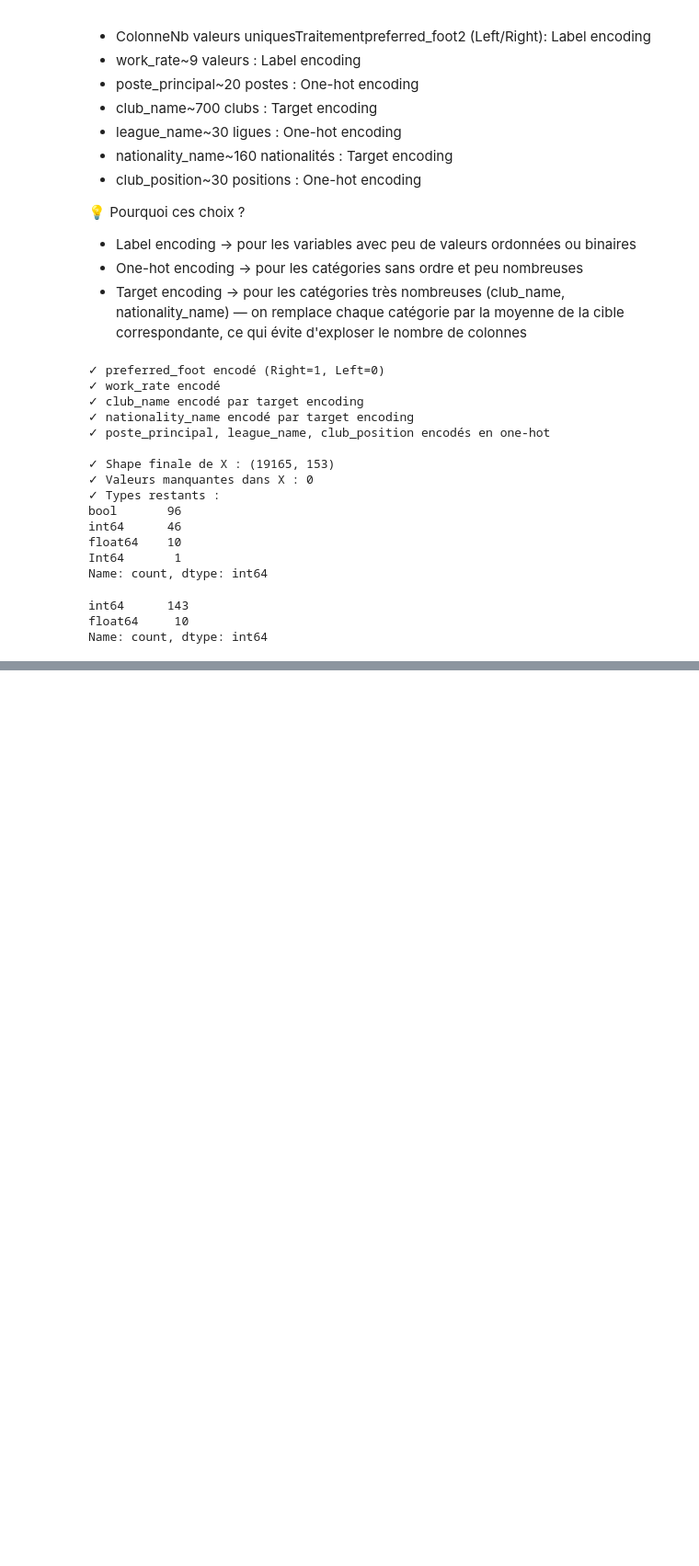
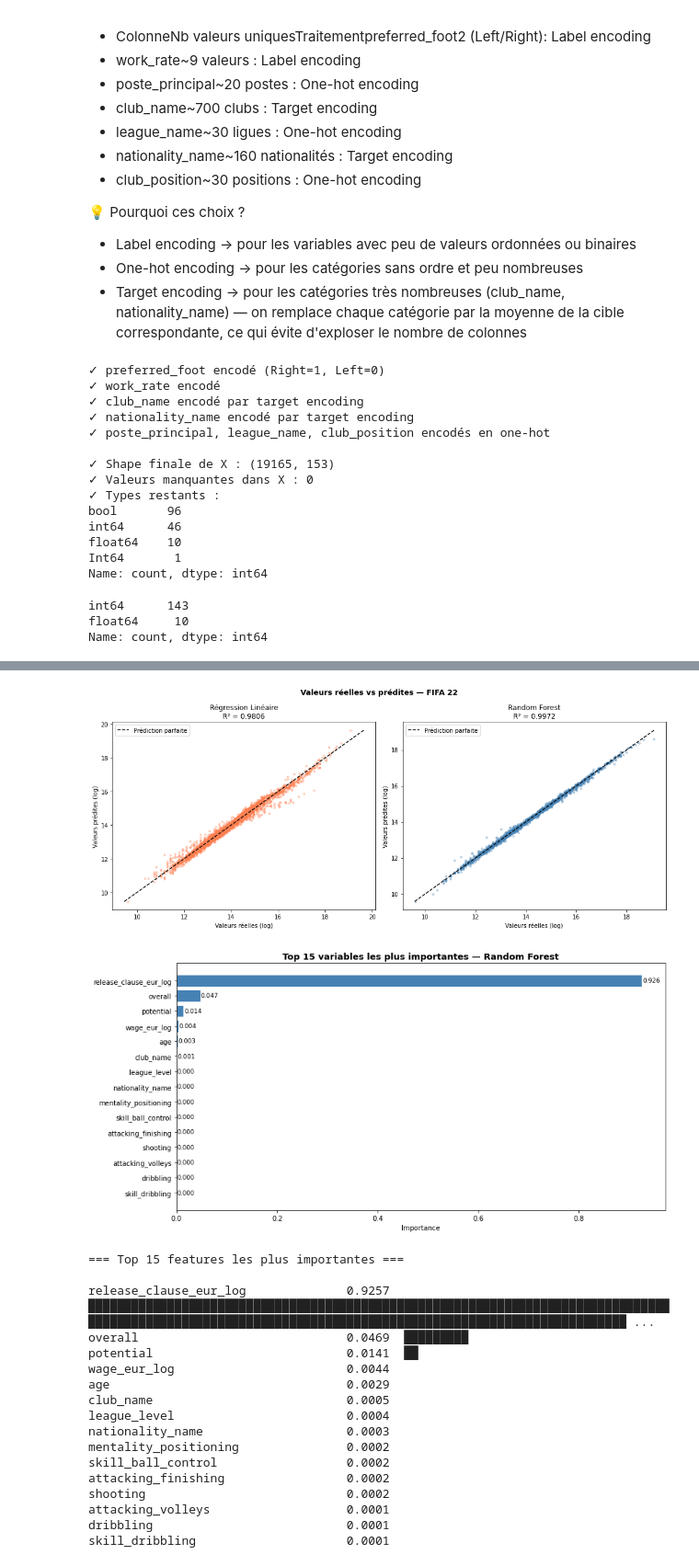
Before and after one commit to emiliehhd/Project_DataScience, a Jupyter notebook: EDA.ipynb, the cells around one changed output, grey strips where cells are left out. Shown at 92% size. Saved outputs shown, nothing was run; the diff lists cells and outputs as text; code cells hidden in the pictures; blank space fills up the shorter version.

```diff
--- a/EDA.ipynb
+++ b/EDA.ipynb
@@ -808,0 +927,73 @@ Name: count, dtype: int64
+# %%
+import matplotlib.pyplot as plt
+import numpy as np
+
+fig, axes = plt.subplots(1, 2, figsize=(14, 6))
+
+# ── Graphique 1 : Valeurs réelles vs prédites ─────────────────────────
+for ax, y_pred, titre, couleur in zip(
+    axes,
+    [y_pred_lr, y_pred_rf],
+    ['Régression Linéaire', 'Random Forest'],
+    ['coral', 'steelblue']
+):
+    ax.scatter(y_test, y_pred, alpha=0.3, s=10, color=couleur)
+
+    # Ligne parfaite (si prédiction = réalité)
+    min_val = min(y_test.min(), y_pred.min())
+    max_val = max(y_test.max(), y_pred.max())
+    ax.plot([min_val, max_val], [min_val, max_val],
+            'k--', linewidth=1.5, label='Prédiction parfaite')
+
+    ax.set_xlabel('Valeurs réelles (log)')
+    ax.set_ylabel('Valeurs prédites (log)')
+    ax.set_title(f'{titre}\nR² = {r2_score(y_test, y_pred):.4f}')
+    ax.legend()
+
+plt.suptitle('Valeurs réelles vs prédites — FIFA 22',
+             fontsize=13, fontweight='bold')
+plt.tight_layout()
+plt.show()
+
+# ── Graphique 2 : Top 15 features les plus importantes (Random Forest) ──
+importances = pd.Series(rf.feature_importances_,
+                        index=X.columns).sort_values(ascending=False).head(15)
+
+plt.figure(figsize=(12, 6))
+bars = plt.barh(importances.index[::-1], importances.values[::-1],
+                color='steelblue', edgecolor='white')
+plt.xlabel('Importance')
+plt.title('Top 15 variables les plus importantes — Random Forest',
+          fontsize=13, fontweight='bold')
+
+for bar, val in zip(bars, importances.values[::-1]):
+    plt.text(bar.get_width() + 0.001, bar.get_y() + bar.get_height()/2,
+             f'{val:.3f}', va='center', fontsize=9)
+
+plt.tight_layout()
+plt.show()
+
+print("=== Top 15 features les plus importantes ===\n")
+for feat, imp in importances.items():
+    barre = '█' * int(imp * 200)
+    print(f"{feat:<35} {imp:.4f}  {barre}")
+# %% [output]
+[figure, added]
+[figure, added]
+=== Top 15 features les plus importantes ===
+
+release_clause_eur_log              0.9257  ████████████████████████████████████████████████████████████████████████████████████████████████████████████████████████████████████████████████████████████ ...
+overall                             0.0469  █████████
+potential                           0.0141  ██
+wage_eur_log                        0.0044
+age                                 0.0029
+club_name                           0.0005
+league_level                        0.0004
+nationality_name                    0.0003
+mentality_positioning               0.0002
+skill_ball_control                  0.0002
+attacking_finishing                 0.0002
+shooting                            0.0002
+attacking_volleys                   0.0001
+dribbling                           0.0001
+skill_dribbling                     0.0001
```
Also changed, not shown: parts of 12 cells of this notebook.
